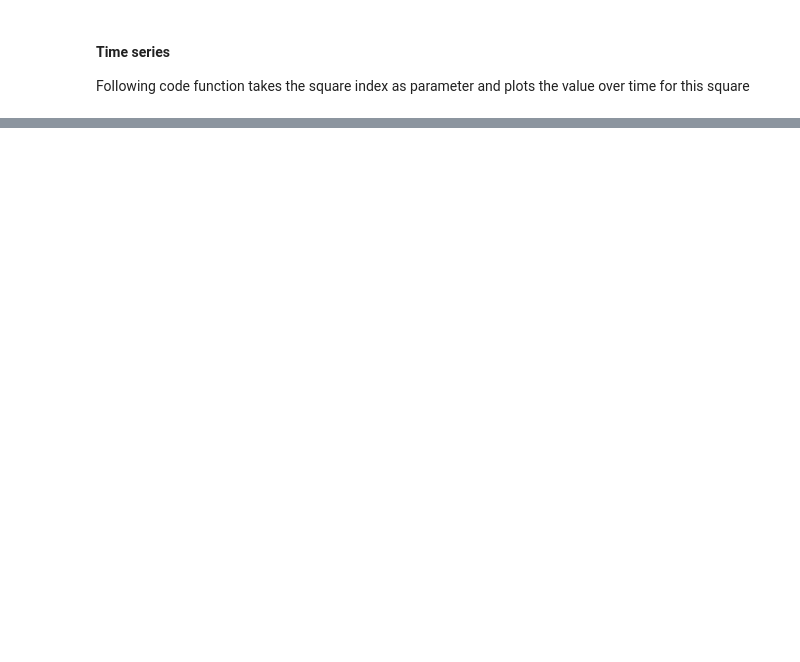
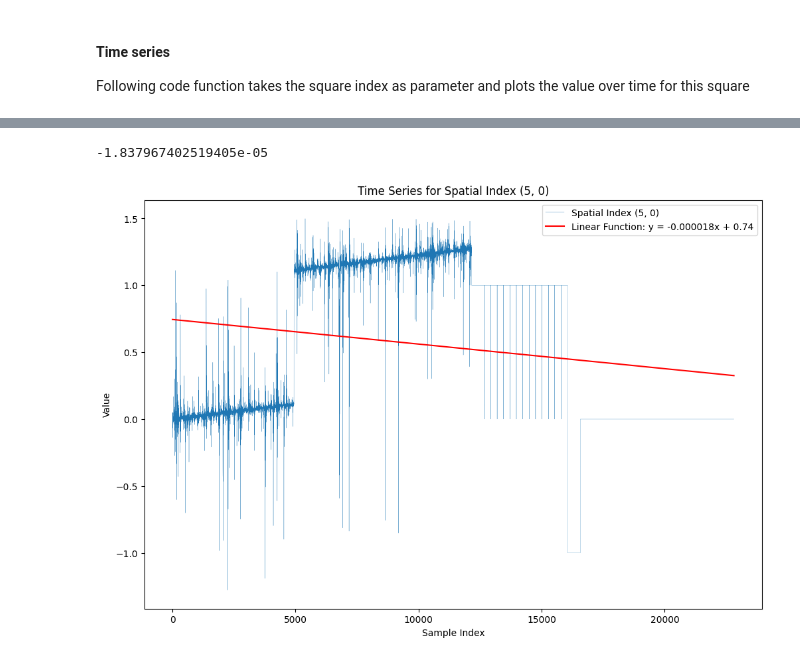
Before and after one commit to juergenstumpf01/KDDM2, a Jupyter notebook: data_checkout.ipynb, the cells around one changed output, grey strips where cells are left out. Cells and saved outputs as stored; diff of their text form; code cells hidden in the pictures; blank space fills up the shorter version.

```diff
--- a/data_checkout.ipynb
+++ b/data_checkout.ipynb
@@ -230,0 +240,56 @@ plt.show()
+# %%
+# Identify indices of NaN values
+nan_indices = np.isnan(selected_data)
+
+# Create a new array without NaN values
+selected_data_without_nan = selected_data[~nan_indices]
+# %%
+import numpy as np
+from scipy.stats import linregress
+import matplotlib.pyplot as plt
+
+# Assuming your y-values are in a one-dimensional numpy array
+y_values = selected_data_without_nan[:] # Replace this with your actual data
+
+# Create x values corresponding to the indices
+x_values = np.arange(len(y_values))
+
+# Perform linear regression to get slope (k) and intercept (d)
+slope, intercept, r_value, p_value, std_err = linregress(x_values, y_values)
+slope
+# %% [output]
+-1.837967402519405e-05
+# %%
+import numpy as np
+from scipy.stats import linregress
+import matplotlib.pyplot as plt
+
+# Assuming your data is a one-dimensional numpy array
+y_values = selected_data_without_nan  # Replace this with your actual data
+
+# Create x values corresponding to the indices
+x_values = np.arange(len(y_values))
+
+# Perform linear regression to get slope (k) and intercept (d)
+slope, intercept, r_value, p_value, std_err = linregress(x_values, y_values)
+
+# Generate the linear function based on the regression parameters
+linear_function = lambda x: slope * x + intercept
+
+# Generate new x values for the linear function
+x_linear_function = np.linspace(0, len(y_values) - 1, num=1000)
+
+# Calculate y values for the linear function
+y_linear_function = linear_function(x_linear_function)
+# %%
+plt.figure(figsize=(12, 8))  # Set the figure size
+plt.plot(range(1, len(selected_data_without_nan) + 1), selected_data_without_nan, label=f'Spatial Index {spatial_index}', linewidth=0.2)
+plt.plot(x_linear_function, y_linear_function, color='red', label=f'Linear Function: y = {slope:.6f}x + {intercept:.2f}')
+
+plt.xlabel('Sample Index')
+plt.ylabel('Value')
+plt.title(f'Time Series for Spatial Index {spatial_index}')
+plt.legend()
+plt.show()
+# %% [output]
+[figure, added]
```
Also changed, not shown: parts of 26 cells of this notebook.
